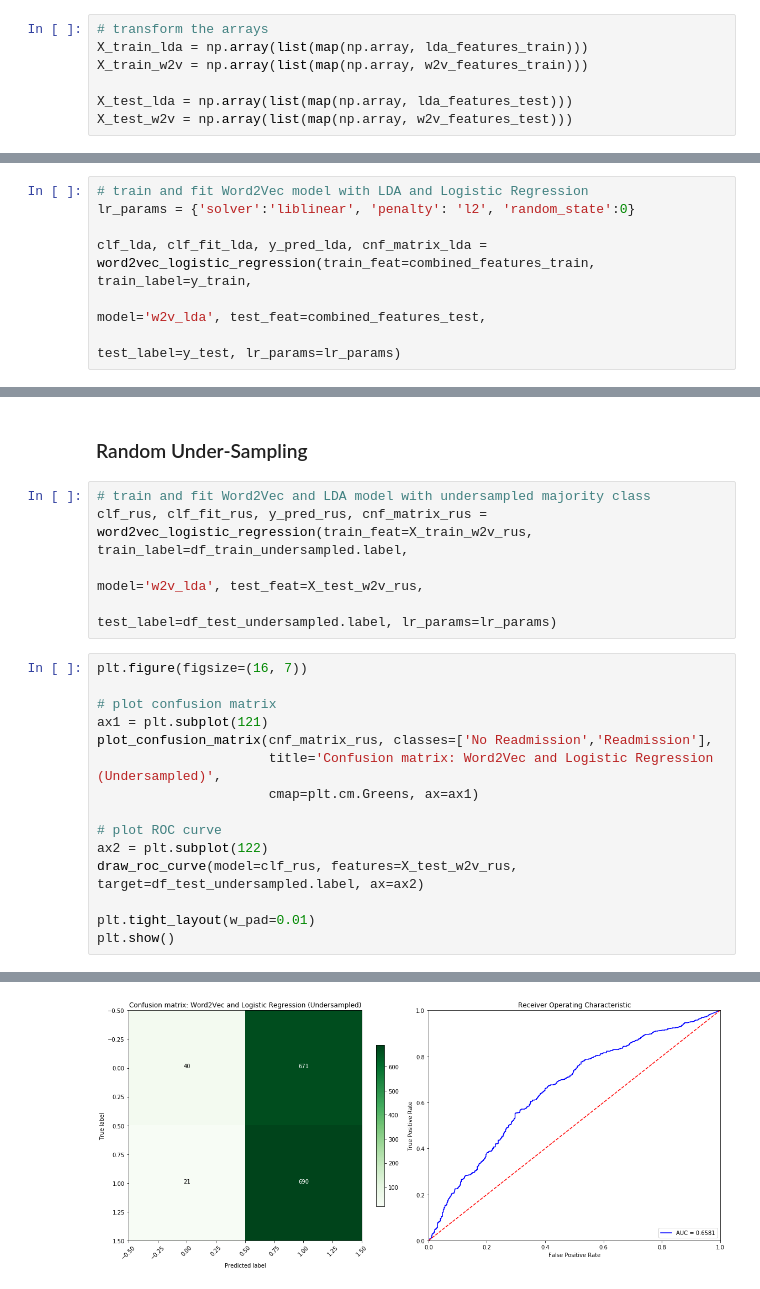
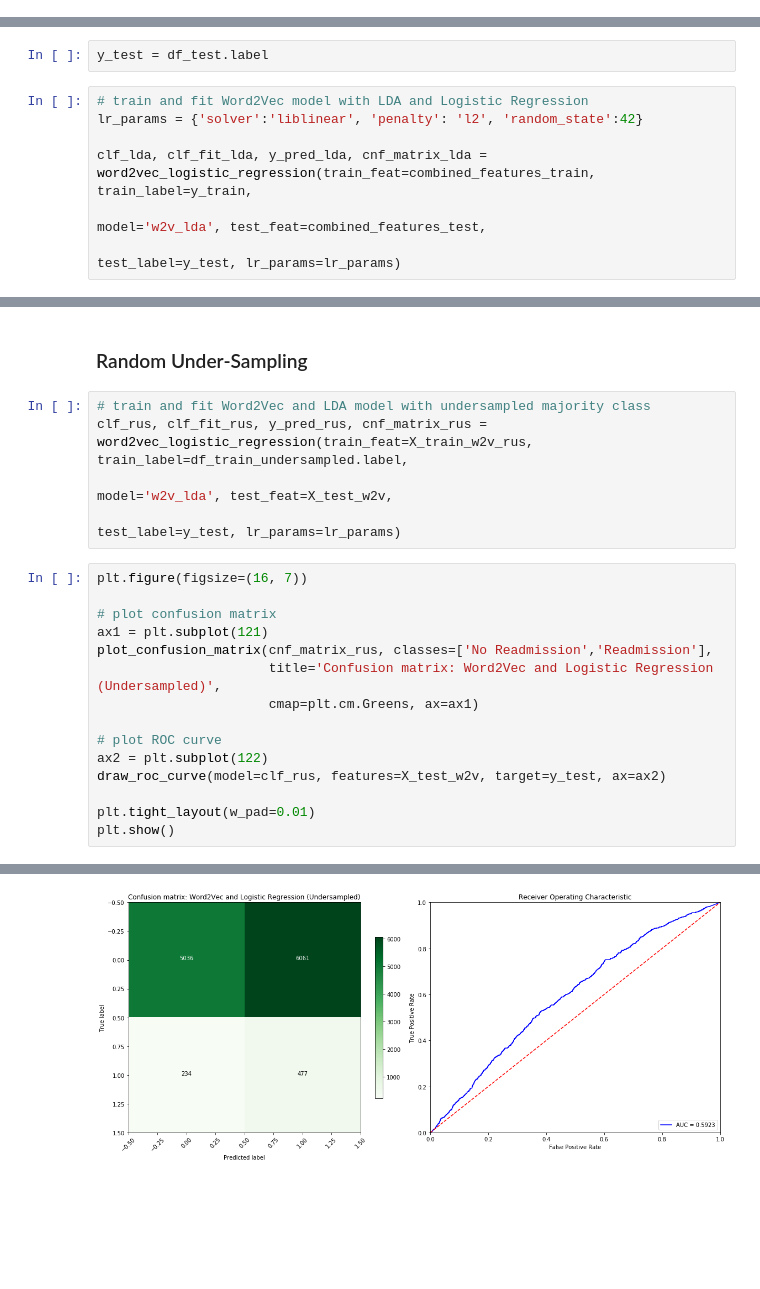
Before and after one commit to TheeChris/hospital_readmission, a Jupyter notebook: Predictive_Modeling.ipynb, the cells around one changed output, grey strips where cells are left out. Saved outputs shown, nothing was run; the diff lists cells and outputs as text; blank space fills up the shorter version.

```diff
--- a/Predictive_Modeling.ipynb
+++ b/Predictive_Modeling.ipynb
@@ -245,10 +513,3 @@ X_test_w2v = np.array(list(map(np.array, df_test.w2v_features)))
 # append Word2Vec and LDA features
 combined_features_train = np.append(X_train_lda, X_train_w2v, axis=1)
 combined_features_test = np.append(X_test_lda, X_test_w2v, axis=1)
-# %%
-# transform the arrays
-X_train_lda = np.array(list(map(np.array, lda_features_train)))
-X_train_w2v = np.array(list(map(np.array, w2v_features_train)))
-
-X_test_lda = np.array(list(map(np.array, lda_features_test)))
-X_test_w2v = np.array(list(map(np.array, w2v_features_test)))
@@ -255,6 +519,8 @@ X_test_w2v = np.array(list(map(np.array, w2v_features_test)))
+# %%
+y_test = df_test.label
 # %%
 # train and fit Word2Vec model with LDA and Logistic Regression
-lr_params = {'solver':'liblinear', 'penalty': 'l2', 'random_state':0}
+lr_params = {'solver':'liblinear', 'penalty': 'l2', 'random_state':42}
 
 clf_lda, clf_fit_lda, y_pred_lda, cnf_matrix_lda = word2vec_logistic_regression(train_feat=combined_features_train, train_label=y_train,
                                                                                 model='w2v_lda', test_feat=combined_features_test,
@@ -323,8 +588,8 @@ Confusion matrix, without normalization
 # %%
 # train and fit Word2Vec and LDA model with undersampled majority class
 clf_rus, clf_fit_rus, y_pred_rus, cnf_matrix_rus = word2vec_logistic_regression(train_feat=X_train_w2v_rus, train_label=df_train_undersampled.label,
-                                                                                model='w2v_lda', test_feat=X_test_w2v_rus,
-                                                                                test_label=df_test_undersampled.label, lr_params=lr_params)
+                                                                                model='w2v_lda', test_feat=X_test_w2v,
+                                                                                test_label=y_test, lr_params=lr_params)
 # %%
 plt.figure(figsize=(16, 7))
 
@@ -336,7 +601,7 @@ plot_confusion_matrix(cnf_matrix_rus, classes=['No Readmission','Readmission'],
 
 # plot ROC curve
 ax2 = plt.subplot(122)
-draw_roc_curve(model=clf_rus, features=X_test_w2v_rus, target=df_test_undersampled.label, ax=ax2)
+draw_roc_curve(model=clf_rus, features=X_test_w2v, target=y_test, ax=ax2)
 
 plt.tight_layout(w_pad=0.01)
 plt.show()
@@ -347 +612 @@ Confusion matrix, without normalization
-[figure, old version]
+[figure, new version]
```
Also changed, not shown: parts of 49 cells of this notebook.
